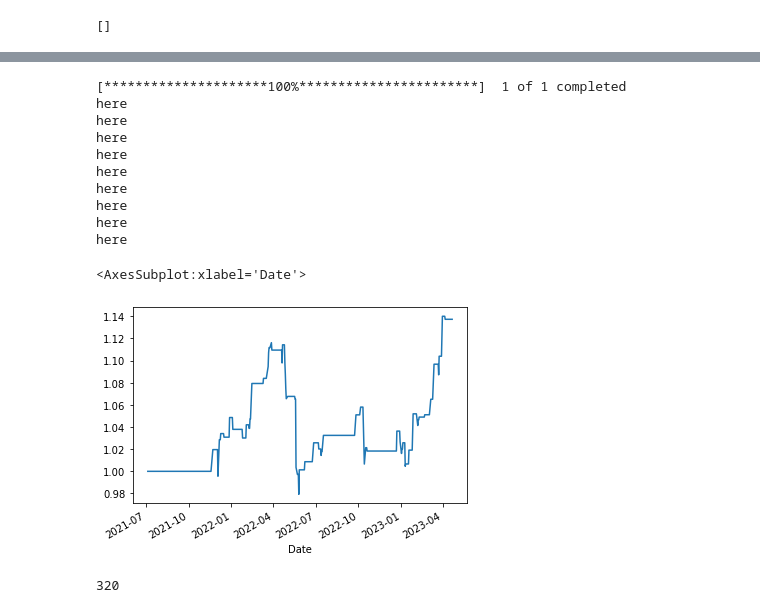
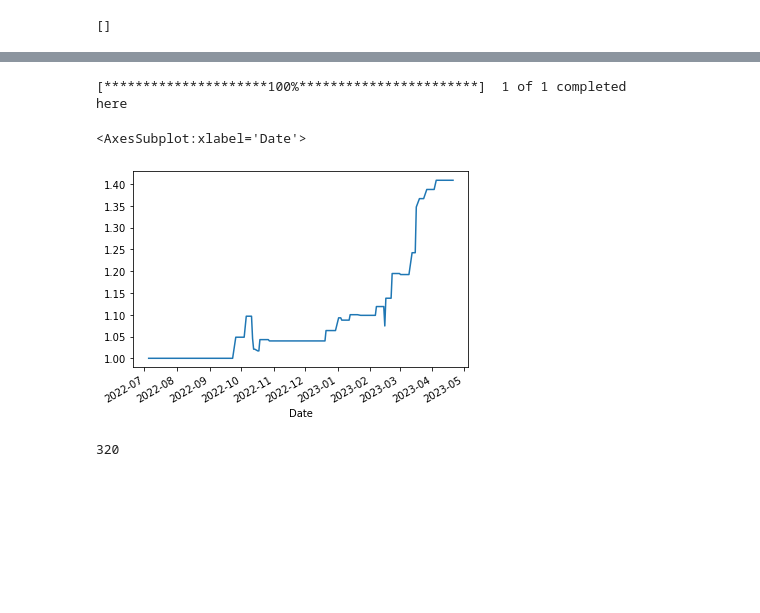
Before and after one commit to Dhruvk1999/momentum-trader, a Jupyter notebook: strategies/news_based/news-based.ipynb, the cells around one changed output, grey strips where cells are left out. Drawn from its saved outputs; the diff is of its cells as text; code cells hidden in the pictures; blank space fills up the shorter version.

```diff
--- a/strategies/news_based/news-based.ipynb
+++ b/strategies/news_based/news-based.ipynb
@@ -239,17 +239,17 @@ import numpy as np
 import yfinance as yf
 
 # Define the asset you want to trade
-symbol = '^NSEI'
+symbol = 'DLF.NS'
 
 # Define the time period for the analysis
-start_date = '2021-07-01'
+start_date = '2022-07-01'
 end_date = '2023-04-23'
 
 # Get the historical price data for the asset
 asset_data = yf.download(symbol, start=start_date, end=end_date)
 
 # Calculate the 50-day and 200-day moving averages
-asset_data['5day_ma'] = asset_data['Close'].rolling(window=10).mean()
+asset_data['5day_ma'] = asset_data['Close'].rolling(window=8).mean()
 asset_data['50day_ma'] = asset_data['Close'].rolling(window=50).mean()
 asset_data['200day_ma'] = asset_data['Close'].rolling(window=200).mean()
 
@@ -265,43 +265,35 @@ asset_data['signal'] = asset_data['momentum_signal'] * asset_data['mean_reversio
 # Define the position based on the signals
 asset_data['position'] = asset_data['signal'].diff()
 
-stop_loss = 0.02  # 1% stop loss
+stop_loss = 0.01  # 1% stop loss
 entry_price = None
 
 for i, row in asset_data.iterrows():
     if row['position'] == 1 and entry_price is None:
         print("here")
         entry_price = row['Close']
     elif row['position'] == -1 and entry_price is not None:
         exit_price = row['Close']
         if (exit_price / entry_price) - 1 < -stop_loss:
             asset_data.loc[i, 'position'] = 0
         entry_price = None
     elif row['position'] == 0 and entry_price is not None:
         exit_price = row['Close']
         if (exit_price / entry_price) - 1 < -stop_loss:
             asset_data.loc[i, 'position'] = 0
         entry_price = None
 
 # Define the trade returns
 asset_data['trade_returns'] = asset_data['returns'] * asset_data['position'].shift()
 
 # Calculate the cumulative returns and plot the results
 asset_data['cumulative_returns'] = (1 + asset_data['trade_returns']).cumprod()
 asset_data['cumulative_returns'].plot()
 # %% [output]
 [*********************100%***********************]  1 of 1 completed
 here
-here
-here
-here
-here
-here
-here
-here
-here
 <AxesSubplot:xlabel='Date'>
-[figure, old version]
+[figure, new version]
 # %%
 len(asset_data[asset_data["signal"]==0])
 # %% [output]
```
Also changed, not shown: parts of 16 cells of this notebook, 4 other files.
